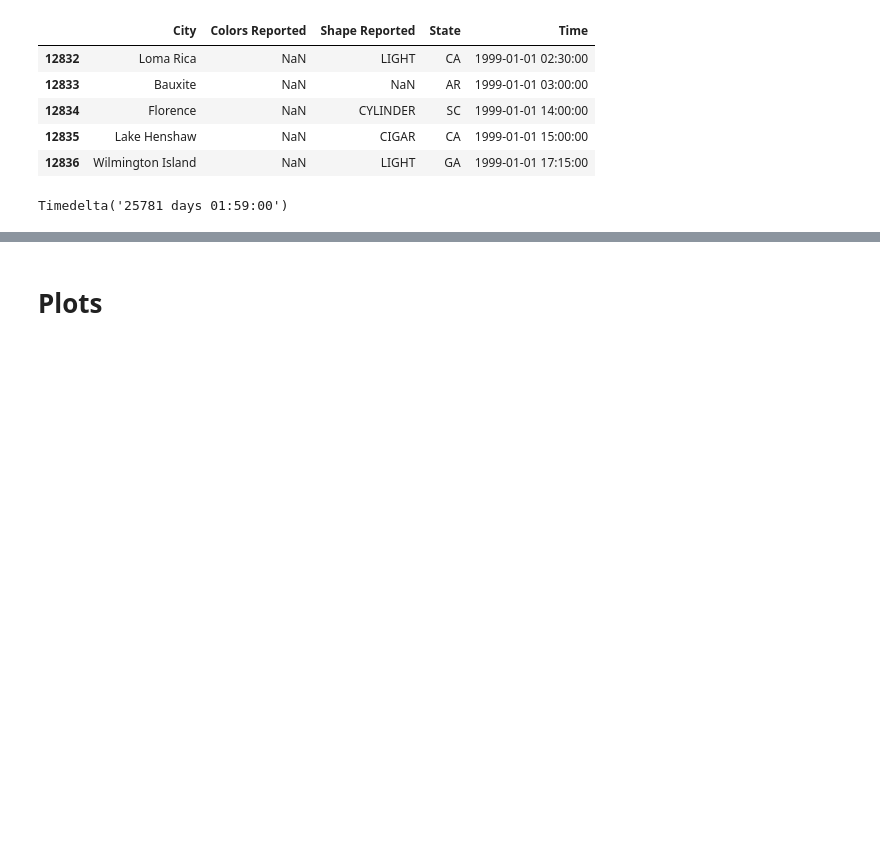
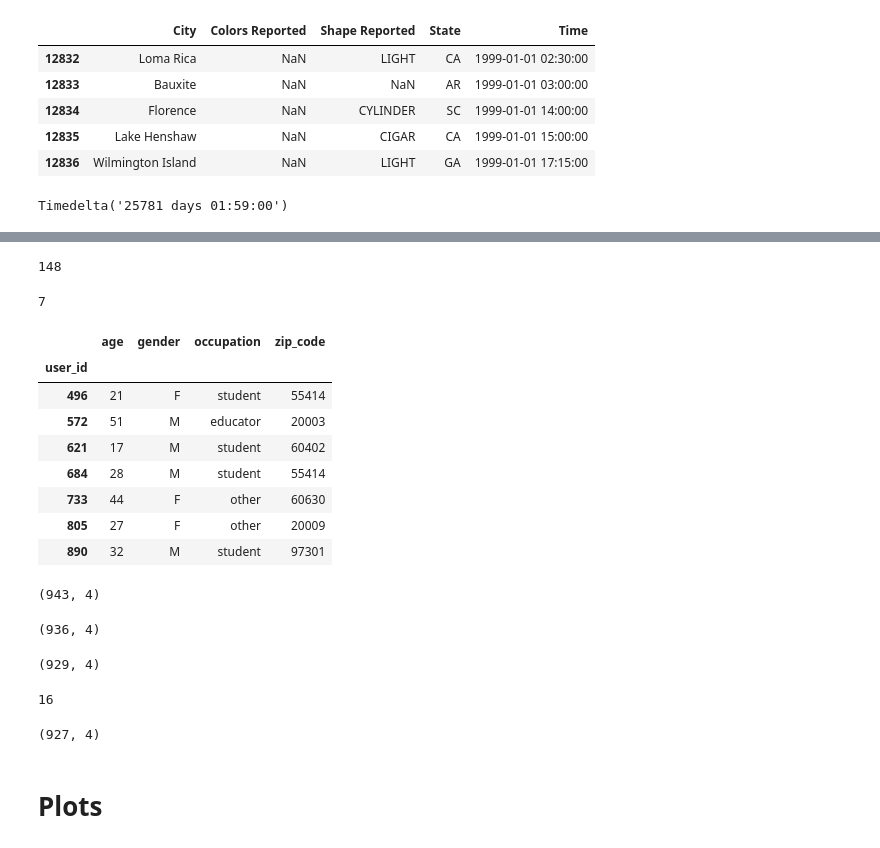
Before and after one commit to felixfan/scripts, a Jupyter notebook: python/ipynb/pandas.ipynb, the cells around one changed output, grey strips where cells are left out. Drawn from its saved outputs; the diff is of its cells as text; code cells hidden in the pictures; blank space fills up the shorter version.

Commit message:
deal with duplicate rows

```diff
--- a/python/ipynb/pandas.ipynb
+++ b/python/ipynb/pandas.ipynb
@@ -1536,0 +1539,4 @@ Timedelta('25781 days 01:59:00')
+# %%
+user_cols = ['user_id', 'age', 'gender', 'occupation', 'zip_code']
+users = pd.read_table('http://bit.ly/movieusers', sep='|', header=None, names=user_cols, index_col='user_id')
+users.head()
@@ -1537,3 +1561,43 @@ Timedelta('25781 days 01:59:00')
+# %%
+users.zip_code.duplicated().sum()
+# %% [output]
+148
+# %%
+users.duplicated().sum()
+# %% [output]
+7
+# %%
+users.loc[users.duplicated(keep='first'), :]
+# %% [output]
+|  | age | gender | occupation | zip_code |
+| user_id |  |  |  |  |
+| 496 | 21 | F | student | 55414 |
+| 572 | 51 | M | educator | 20003 |
+| 621 | 17 | M | student | 60402 |
+| 684 | 28 | M | student | 55414 |
+| 733 | 44 | F | other | 60630 |
+| 805 | 27 | F | other | 20009 |
+| 890 | 32 | M | student | 97301 |
+# %%
+users.shape
+# %% [output]
+(943, 4)
+# %%
+users.drop_duplicates(keep='first').shape
+# %% [output]
+(936, 4)
+# %%
+users.drop_duplicates(keep=False).shape
+# %% [output]
+(929, 4)
+# %%
+users.duplicated(subset=['age', 'zip_code']).sum()
+# %% [output]
+16
+# %%
+users.drop_duplicates(subset=['age', 'zip_code'], keep='first').shape
+# %% [output]
+(927, 4)
 # %% [markdown]
 # Plots
 # %%
```
Also changed, not shown: parts of 19 cells of this notebook.
